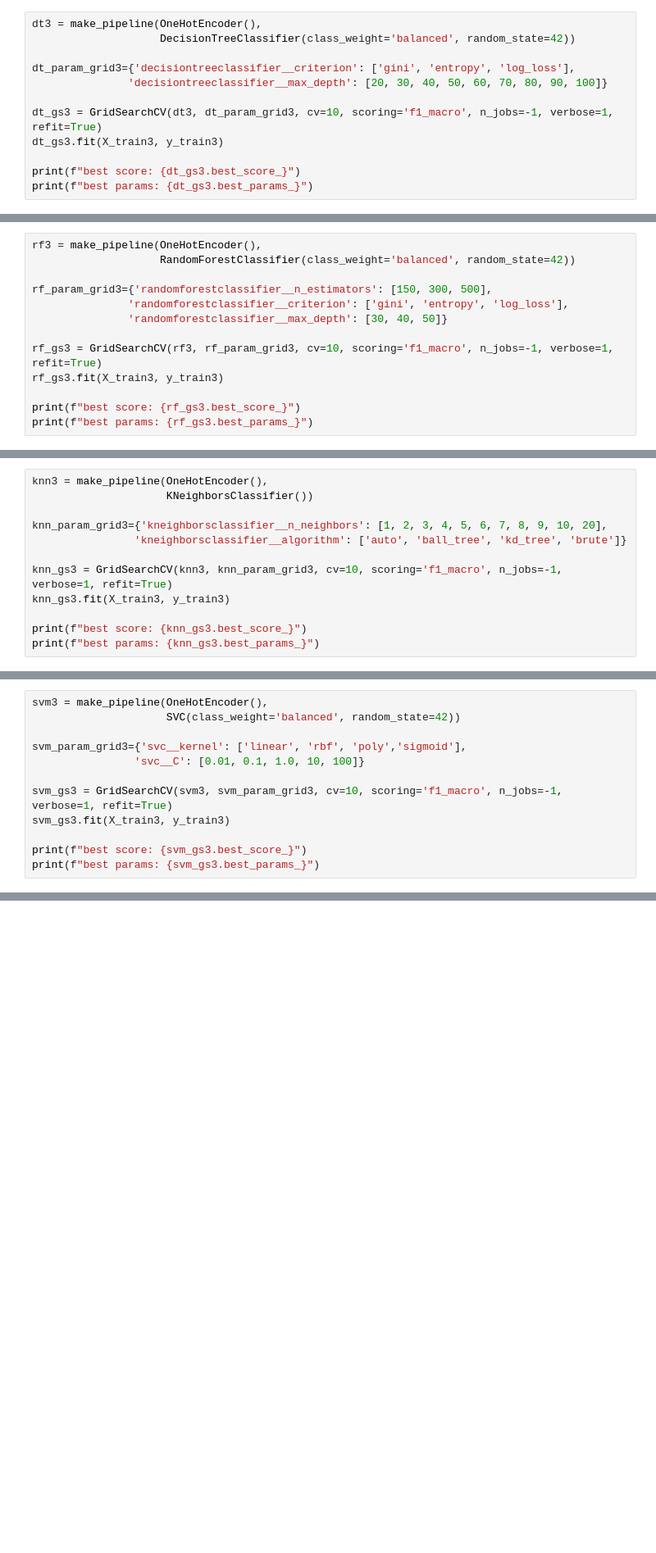
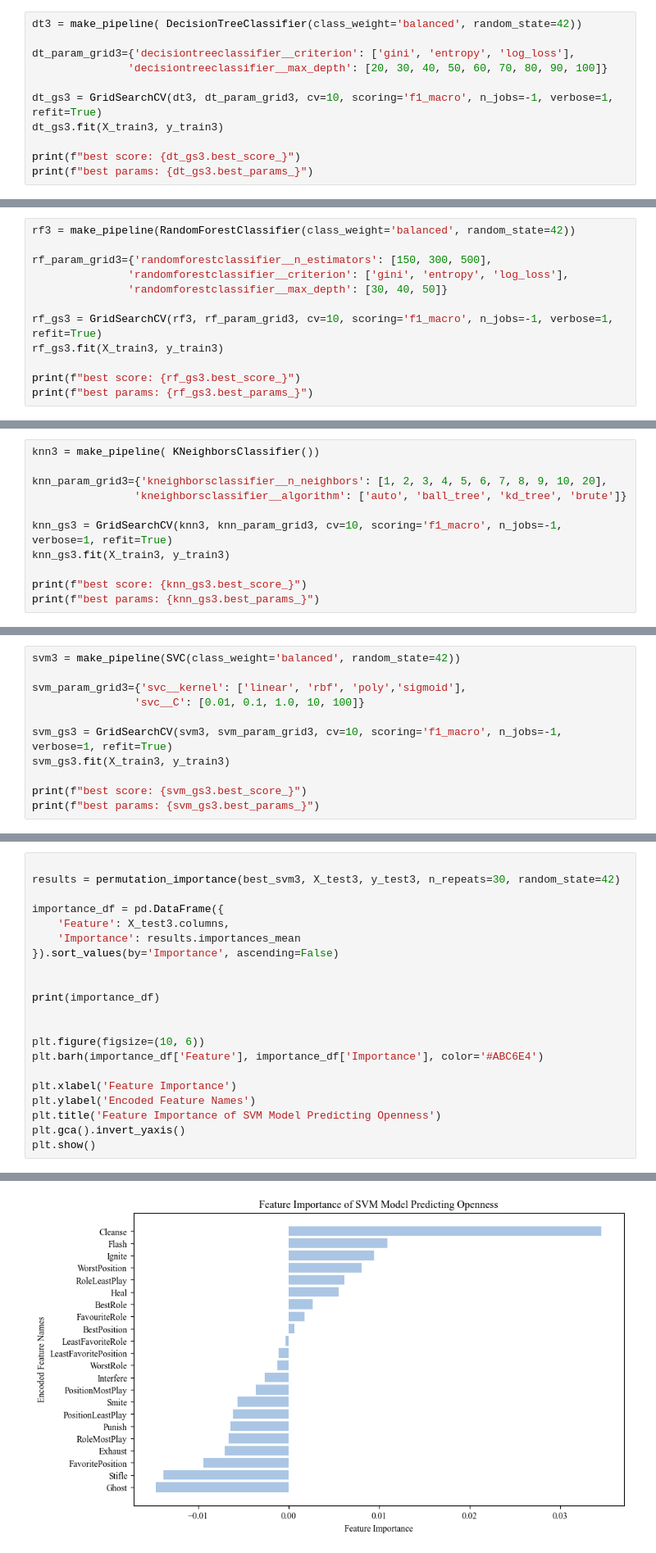
Before and after one commit to Kilig1210/MOBA-game, a Jupyter notebook: final analysis (feature importance).ipynb, the cells around one changed output, grey strips where cells are left out. Shown at 82% size. Cells and saved outputs as stored; diff of their text form; blank space fills up the shorter version.

```diff
--- a/final analysis (feature importance).ipynb
+++ b/final analysis (feature importance).ipynb
@@ -808,8 +837,7 @@ weighted avg       0.67      0.66      0.66       265
 #### 2) DecisionTree
 #### 10-fold gridsearch cv to fine tune the hyperparameters
 # %%
-dt3 = make_pipeline(OneHotEncoder(),
-                    DecisionTreeClassifier(class_weight='balanced', random_state=42))
+dt3 = make_pipeline( DecisionTreeClassifier(class_weight='balanced', random_state=42))
 
 dt_param_grid3={'decisiontreeclassifier__criterion': ['gini', 'entropy', 'log_loss'],
                'decisiontreeclassifier__max_depth': [20, 30, 40, 50, 60, 70, 80, 90, 100]}
@@ -856,8 +884,7 @@ weighted avg       0.61      0.61      0.61       265
 #### 3) RandomForest
 #### 10-fold gridsearch cv to fine tune the hyperparameters
 # %%
-rf3 = make_pipeline(OneHotEncoder(),
-                    RandomForestClassifier(class_weight='balanced', random_state=42))
+rf3 = make_pipeline(RandomForestClassifier(class_weight='balanced', random_state=42))
 
 rf_param_grid3={'randomforestclassifier__n_estimators': [150, 300, 500],
                'randomforestclassifier__criterion': ['gini', 'entropy', 'log_loss'],
@@ -905,8 +932,7 @@ weighted avg       0.67      0.67      0.67       265
 #### 4) KNN
 #### 10-fold gridsearch cv to fine tune the hyperparameters
 # %%
-knn3 = make_pipeline(OneHotEncoder(),
-                     KNeighborsClassifier())
+knn3 = make_pipeline( KNeighborsClassifier())
 
 knn_param_grid3={'kneighborsclassifier__n_neighbors': [1, 2, 3, 4, 5, 6, 7, 8, 9, 10, 20],
                 'kneighborsclassifier__algorithm': ['auto', 'ball_tree', 'kd_tree', 'brute']}
@@ -953,8 +979,7 @@ weighted avg       0.60      0.61      0.60       265
 #### 5) SVM
 #### 10-fold gridsearch cv to fine tune the hyperparameters
 # %%
-svm3 = make_pipeline(OneHotEncoder(),
-                     SVC(class_weight='balanced', random_state=42))
+svm3 = make_pipeline(SVC(class_weight='balanced', random_state=42))
 
 svm_param_grid3={'svc__kernel': ['linear', 'rbf', 'poly','sigmoid'],
                 'svc__C': [0.01, 0.1, 1.0, 10, 100]}
@@ -999,0 +1027,22 @@ weighted avg       0.69      0.69      0.69       265
+# %%
+
+results = permutation_importance(best_svm3, X_test3, y_test3, n_repeats=30, random_state=42)
+
+importance_df = pd.DataFrame({
+    'Feature': X_test3.columns,
+    'Importance': results.importances_mean
+}).sort_values(by='Importance', ascending=False)
+
+
+print(importance_df)
+
+
+plt.figure(figsize=(10, 6))
+plt.barh(importance_df['Feature'], importance_df['Importance'], color='#ABC6E4')
+
+plt.xlabel('Feature Importance')
+plt.ylabel('Encoded Feature Names')
+plt.title('Feature Importance of SVM Model Predicting Openness')
+plt.gca().invert_yaxis()
+plt.show()
+# %% [output]
@@ -1000,3 +1066,4 @@ weighted avg       0.69      0.69      0.69       265
+[figure, added]
 # %% [markdown]
 ### 2.4 Agreeableness
 # %% [markdown]
```
Also changed, not shown: parts of 80 cells of this notebook, 3 other files.
